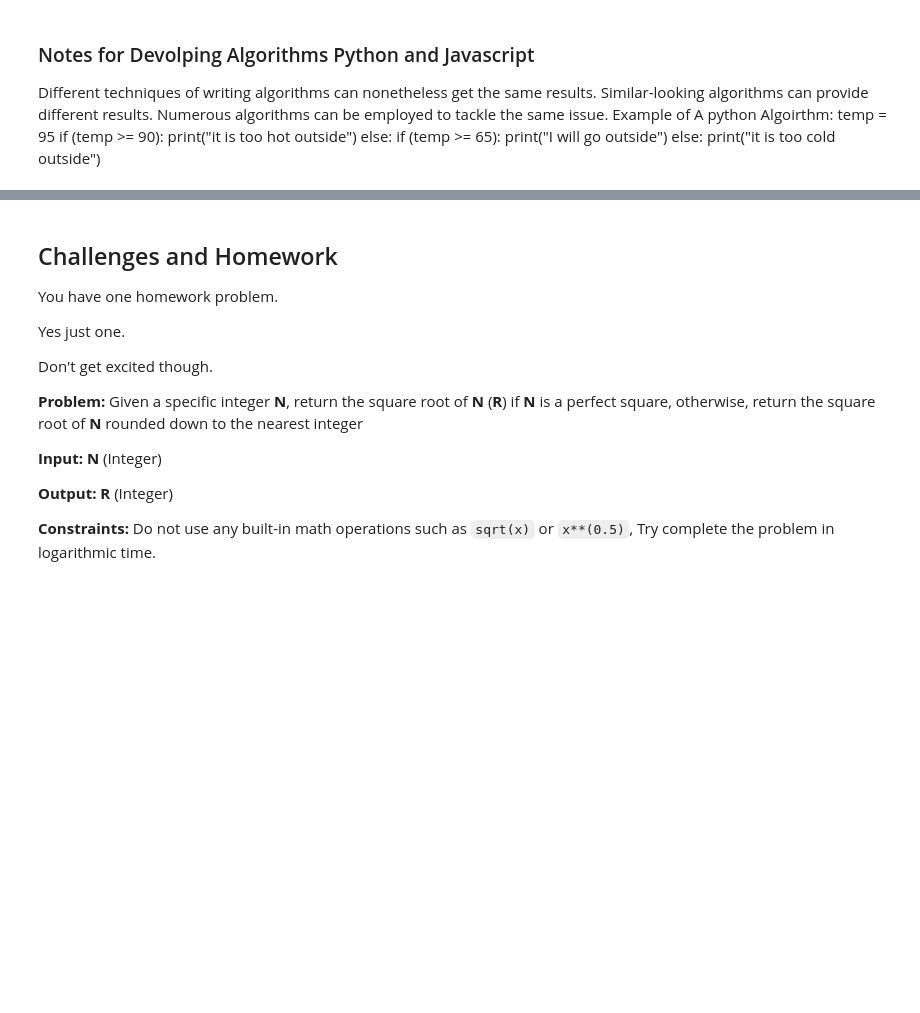
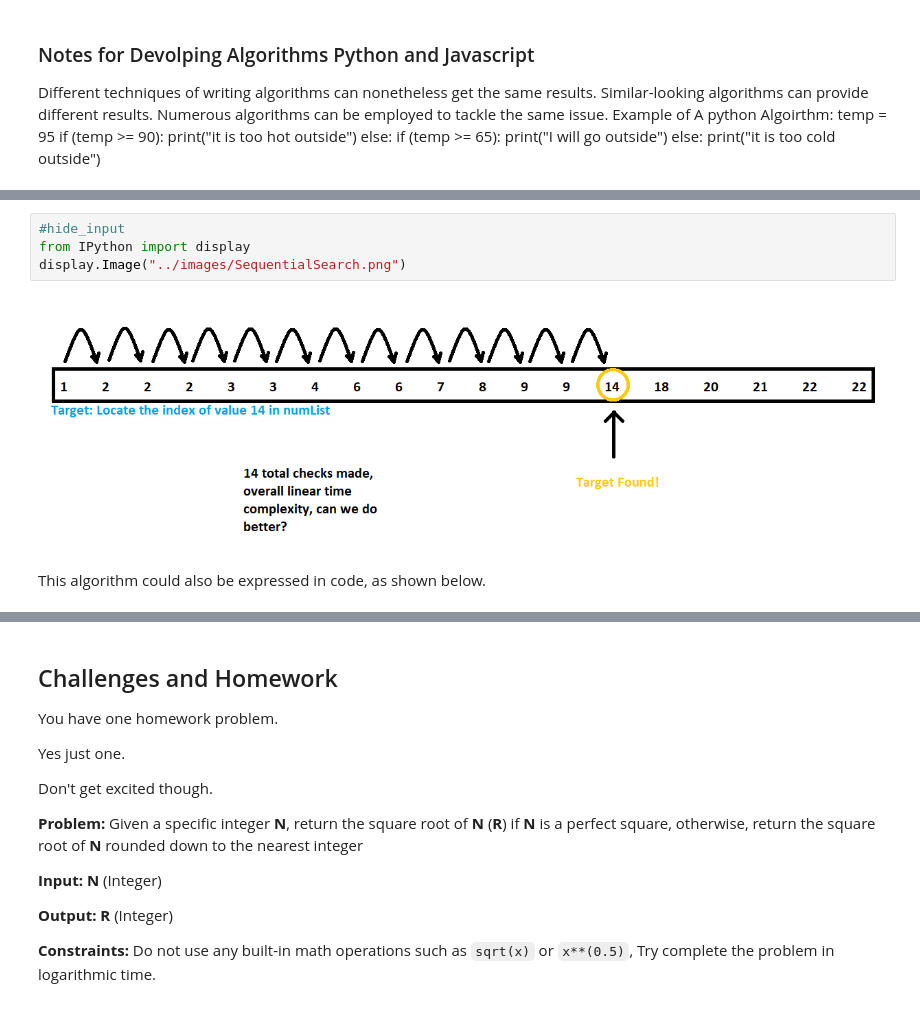
Before and after one commit to DeadshotLegend/Shivansh-Goel-Fast-Pages, a Jupyter notebook: _notebooks/2022-12-9-submission.ipynb, the cells around one changed output, grey strips where cells are left out. Cells and saved outputs as stored; diff of their text form; blank space fills up the shorter version.

```diff
--- a/_notebooks/2022-12-9-submission.ipynb
+++ b/_notebooks/2022-12-9-submission.ipynb
@@ -23,0 +109,8 @@ else:
+# %%
+#hide_input
+from IPython import display
+display.Image("../images/SequentialSearch.png")
+# %% [output]
+[figure, added]
+# %% [markdown]
+This algorithm could also be expressed in code, as shown below.
```
Also changed, not shown: parts of 56 cells of this notebook.
